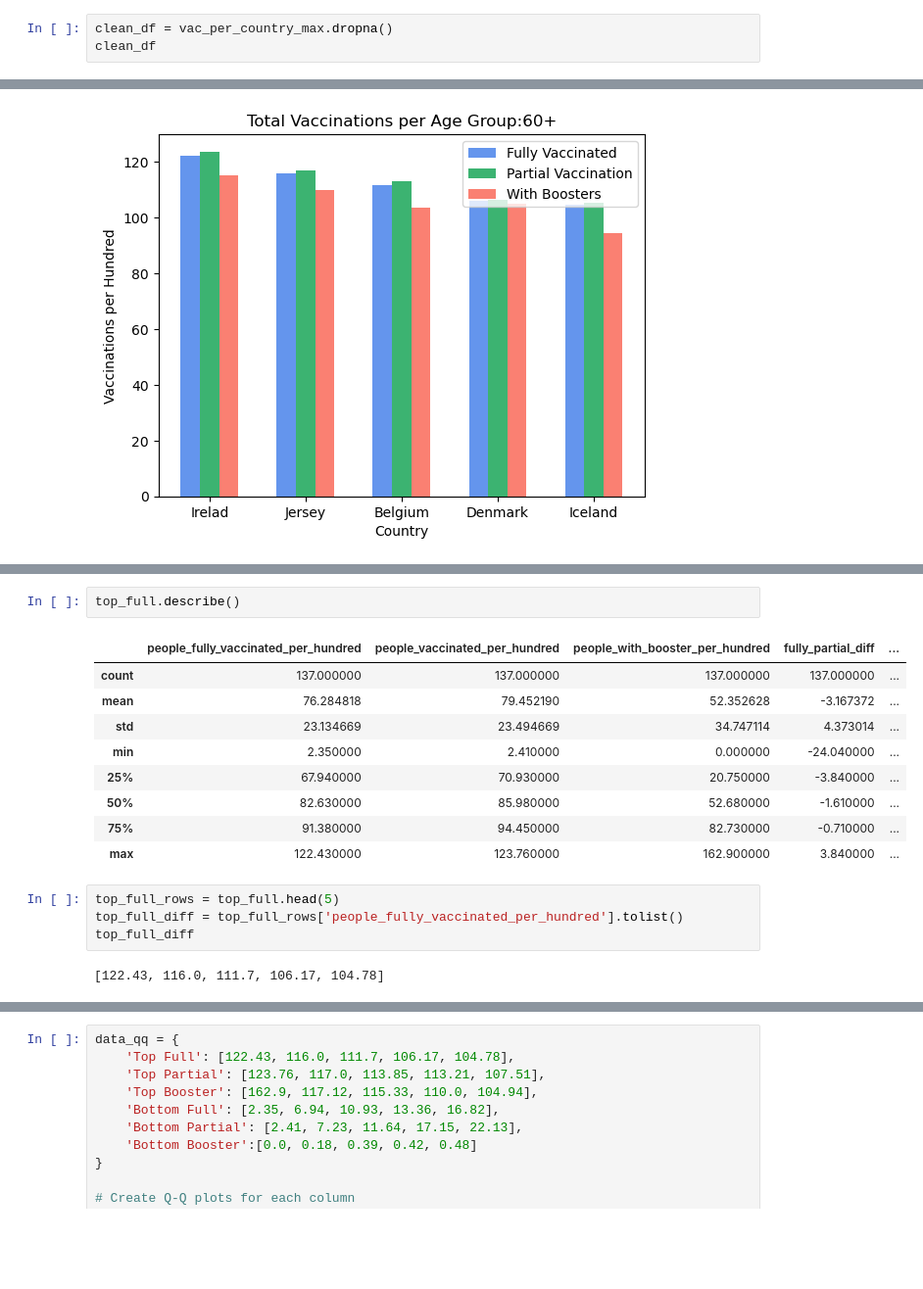
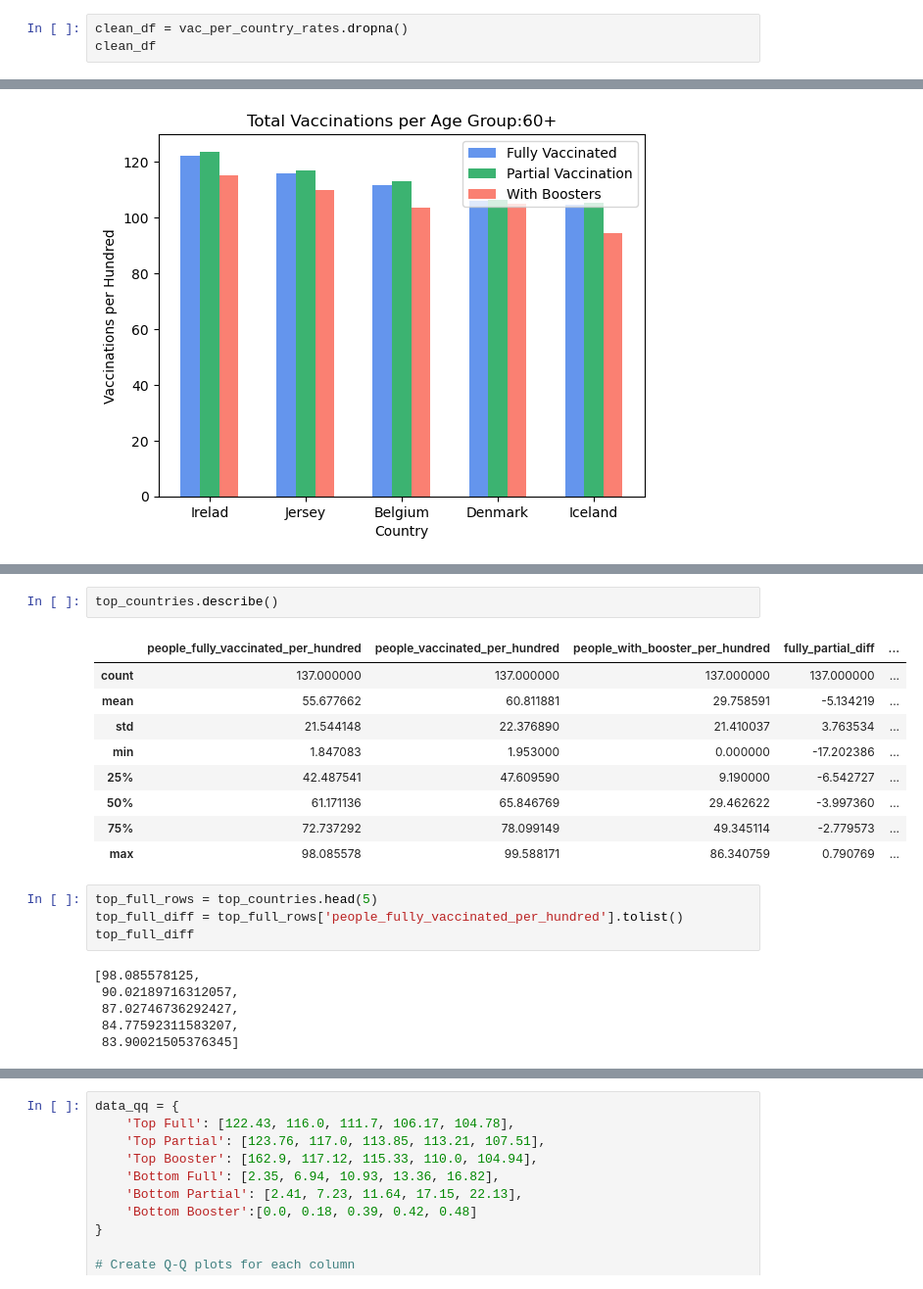
Before and after one commit to gburlew/Project-1, a Jupyter notebook: Notebooks/Noe_age_groups.ipynb, the cells around one changed output, grey strips where cells are left out. Shown: that part at 98% size. Drawn from its saved outputs; the diff is of its cells as text; blank space fills up the shorter version.

```diff
--- a/Notebooks/Noe_age_groups.ipynb
+++ b/Notebooks/Noe_age_groups.ipynb
@@ -167,7 +167,7 @@ vac_per_country_rates
 | 148 | Uruguay | 60+ | 19.521447 | 43.993632 | NaN |
 149 rows × 5 columns
 # %%
-clean_df = vac_per_country_max.dropna()
+clean_df = vac_per_country_rates.dropna()
 clean_df
 # %% [output]
 |  | location | Grouped_Age | people_fully_vaccinated_per_hundred | people_vaccinated_per_hundred | people_with_booster_per_hundred |
@@ -457,21 +437,25 @@ Type:      function
 # %%
-top_full.describe()
+top_countries.describe()
 # %% [output]
 |  | people_fully_vaccinated_per_hundred | people_vaccinated_per_hundred | people_with_booster_per_hundred | fully_partial_diff | ... |
 | count | 137.000000 | 137.000000 | 137.000000 | 137.000000 | ... |
-| mean | 76.284818 | 79.452190 | 52.352628 | -3.167372 | ... |
-| std | 23.134669 | 23.494669 | 34.747114 | 4.373014 | ... |
-| min | 2.350000 | 2.410000 | 0.000000 | -24.040000 | ... |
-| 25% | 67.940000 | 70.930000 | 20.750000 | -3.840000 | ... |
-| 50% | 82.630000 | 85.980000 | 52.680000 | -1.610000 | ... |
-| 75% | 91.380000 | 94.450000 | 82.730000 | -0.710000 | ... |
-| max | 122.430000 | 123.760000 | 162.900000 | 3.840000 | ... |
+| mean | 55.677662 | 60.811881 | 29.758591 | -5.134219 | ... |
+| std | 21.544148 | 22.376890 | 21.410037 | 3.763534 | ... |
+| min | 1.847083 | 1.953000 | 0.000000 | -17.202386 | ... |
+| 25% | 42.487541 | 47.609590 | 9.190000 | -6.542727 | ... |
+| 50% | 61.171136 | 65.846769 | 29.462622 | -3.997360 | ... |
+| 75% | 72.737292 | 78.099149 | 49.345114 | -2.779573 | ... |
+| max | 98.085578 | 99.588171 | 86.340759 | 0.790769 | ... |
 # %%
-top_full_rows = top_full.head(5)
+top_full_rows = top_countries.head(5)
 top_full_diff = top_full_rows['people_fully_vaccinated_per_hundred'].tolist()
 top_full_diff
 # %% [output]
-[122.43, 116.0, 111.7, 106.17, 104.78]
+[98.085578125,
+ 90.02189716312057,
+ 87.02746736292427,
+ 84.77592311583207,
+ 83.90021505376345]
 # %%
 bottom_full = clean_diff_df.sort_values('people_fully_vaccinated_per_hundred', ascending=True)
 bottom_full.head(5)
```
Also changed, not shown: parts of 25 cells of this notebook.
